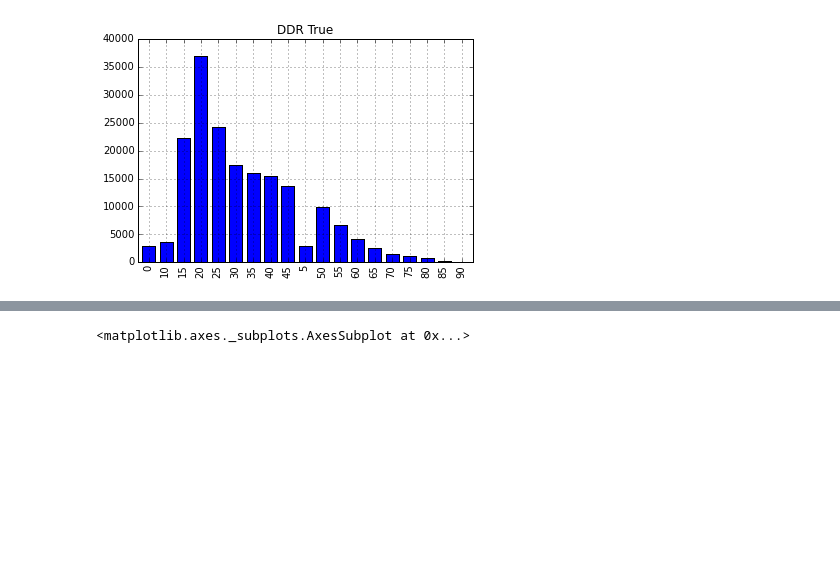
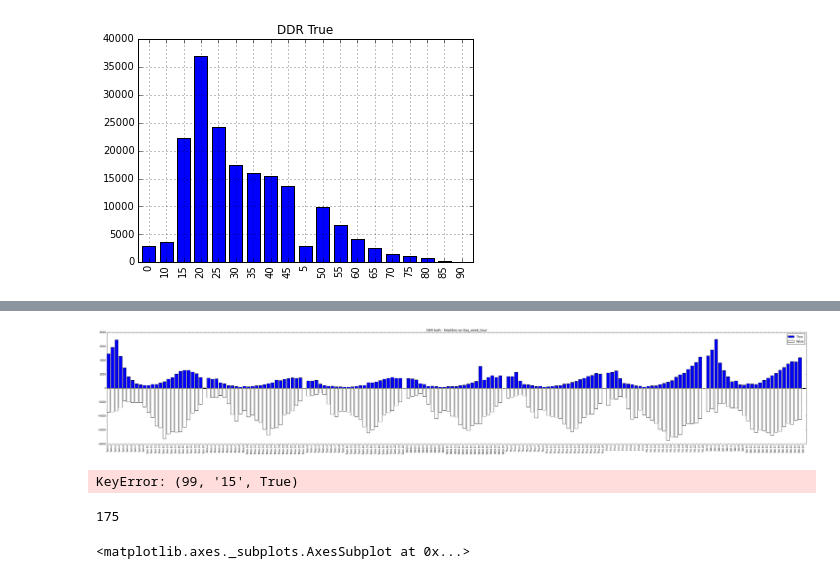
Before and after one commit to andersct/MDST-FARS-Presentation, a Jupyter notebook: data/Data Vis - Person Table.ipynb, the cells around one changed output, grey strips where cells are left out. Drawn from its saved outputs; the diff is of its cells as text; code cells hidden in the pictures; blank space fills up the shorter version.

```diff
--- a/data/Data Vis - Person Table.ipynb
+++ b/data/Data Vis - Person Table.ipynb
@@ -114,3 +151,78 @@ plt.show()
+# %%
+# what times of the day are different aged drivers crashing, w/fatalities?
+# plot the DDR/no groups about the y-axis
+# step 1 (without age groups)
+
+daywkhr_ddr_group = acc_per_df.groupby(['DAY_WEEK-HOUR', 'DRUNK_DR'])
+ddr_daywkhr_dict = {}
+ddr_daywkhr_dict[True] = []
+ddr_daywkhr_dict[False] = []
+for is_ddr in [True, False]:
+    # see how daywkhr_labels were made to get 7*25 (7 days, 0-24 valued)
+    for daywkhr in range(1*25, 8*25):
+        if (daywkhr, is_ddr) in daywkhr_ddr_group.groups.keys():
+            ddr_daywkhr_dict[is_ddr].append(acc_per_df.ix[daywkhr_ddr_group.groups[daywkhr, is_ddr]]['FATALS'].sum())
+        else:
+            ddr_daywkhr_dict[is_ddr].append(0)
+ddr_daywkhr_dict
+
+fig, axs = plt.subplots(1, 1, sharex=True, sharey=True)
+fig.set_size_inches(50,8)
+bins = np.arange(len(ddr_daywkhr_dict[True]))
+bars1 = axs.bar(bins, ddr_daywkhr_dict[True])
+axs.set_title('DDR both : Fatalities on Day_week_hour')
+xticks_pos = [0.65*patch.get_width() + patch.get_xy()[0] for patch in bars1]
+plt.xticks(xticks_pos, day_week_hr_labels,  ha='right', rotation=90)
+plt.xlim([0,bins.size])
+bars2 = axs.bar(bins, -1*np.array(ddr_daywkhr_dict[False]), color='w')
+axs.legend((bars1[0], bars2[0]), ('True', 'False'))
+plt.show()
+# %% [output]
+[figure, added]
+# %%
+# what times of the day are different aged drivers crashing, w/fatalities?
+# plot the DDR/no groups about the y-axis
+
+from collections import defaultdict
+
+# TODO need to cut out unknowns not matching age groups .... match how 'AGE_GROUP' was made ???
+daywkhr_agegr_ddr_group = acc_per_df.groupby(['DAY_WEEK-HOUR', 'AGE_GROUP', 'DRUNK_DR'])
+#
+ddr_daywkhr_agegr_dict = defaultdict(list)
+# only examine the 'interesting_charts'
+for _age_group in age_fives_labels[interesting_charts]:
+    for is_ddr in [True, False]:
+        # see how daywkhr_labels were made to get 7*25 (7 days, 0-24 valued)
+        for daywkhr in range(1*25, 8*25):
+            if (daywkhr, is_ddr) in daywkhr_ddr_group.groups.keys():
+                ddr_daywkhr_agegr_dict[(_age_group, is_ddr)].append(
+                    acc_per_df.ix[daywkhr_agegr_ddr_group.groups[daywkhr, _age_group, is_ddr]]['FATALS'].sum())
+            else:
+                ddr_daywkhr_agegr_dict[(_age_group, is_ddr)].append(0)
+ddr_daywkhr_agegr_dict
+
+fig, axs = plt.subplots(n_charts, 1, sharex=True, sharey=True)
+for i, age_group in enumerate(age_fives_labels[interesting_charts]):
+
+    # plot
+    fig.set_size_inches(50,n_charts*8)
+
+    bins = np.arange(len(ddr_daywkhr_agegr_dict[(age_group, True)]))
+    bars1 = axs[i].bar(bins, ddr_daywkhr_agegr_dict[(age_group, True)])
+    axs[i].set_title('DDR both : Fatalities on Day_week_hour : for Age group ' + age_group)
+    xticks_pos = [0.65*patch.get_width() + patch.get_xy()[0] for patch in bars1]
+    plt.xticks(xticks_pos, day_week_hr_labels,  ha='right', rotation=90)
+    plt.xlim([0,bins.size])
+    bars2 = axs[i].bar(bins, -1*np.array(ddr_daywkhr_dict[False]), color='w')
+    axs[i].legend((bars1[0], bars2[0]), ('True', 'False'))
+
+plt.show()
+# %% [output]
+KeyError: (99, '15', True)
+# %%
+len(day_week_hr_labels)
+# %% [output]
+175
 # %%
 acc_per_df = pd.merge(acc_df, per_df, on='ID')
 # %%
```
Also changed, not shown: parts of 5 cells of this notebook, 1 other file.
